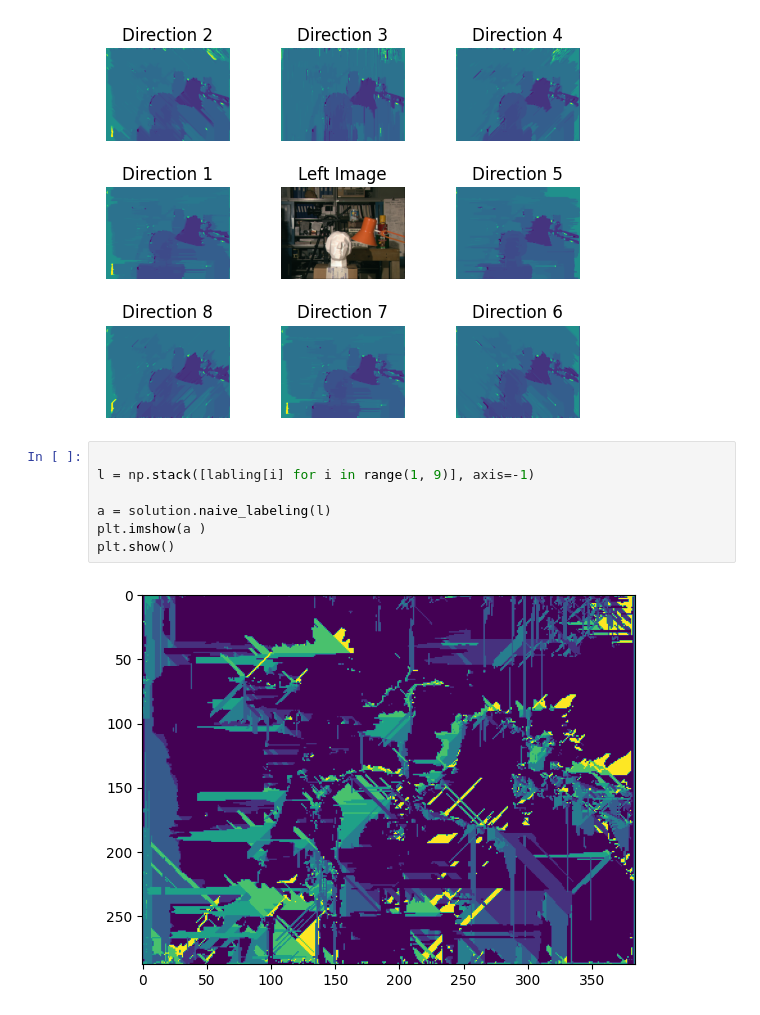
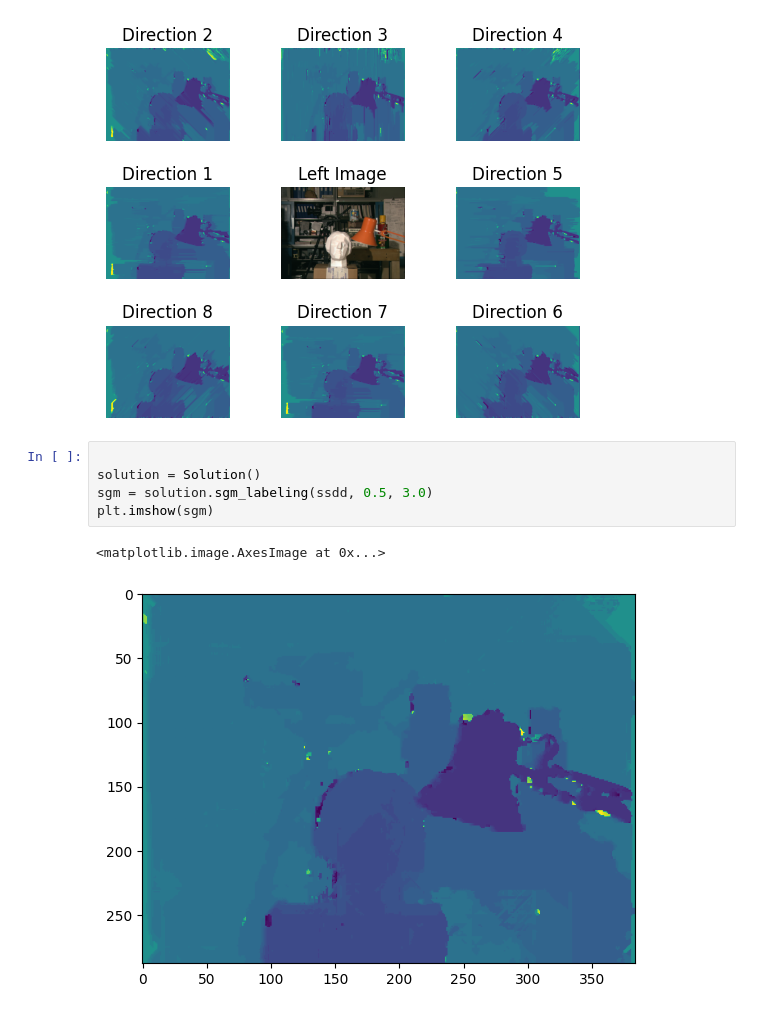
Before and after one commit to nadavo11/computer_vision_stereo_matching, a Jupyter notebook: tsst.ipynb, the cells around one changed output. Saved outputs shown, nothing was run; the diff lists cells and outputs as text.

Commit message:
added sgm labeling

```diff
--- a/tsst.ipynb
+++ b/tsst.ipynb
@@ -401,12 +439,11 @@ for i in range(1, 10):
         plt.title(f'Direction {15-i}')
 # %% [output]
 [figure]
-# %%
-
-l = np.stack([labling[i] for i in range(1, 9)], axis=-1)
-
-a = solution.naive_labeling(l)
-plt.imshow(a )
-plt.show()
-# %% [output]
-[figure, removed]
+# %%
+
+solution = Solution()
+sgm = solution.sgm_labeling(ssdd, 0.5, 3.0)
+plt.imshow(sgm)
+# %% [output]
+<matplotlib.image.AxesImage at 0x...>
+[figure, added]
```
Also changed, not shown: parts of 1 cell of this notebook, 1 other file.
